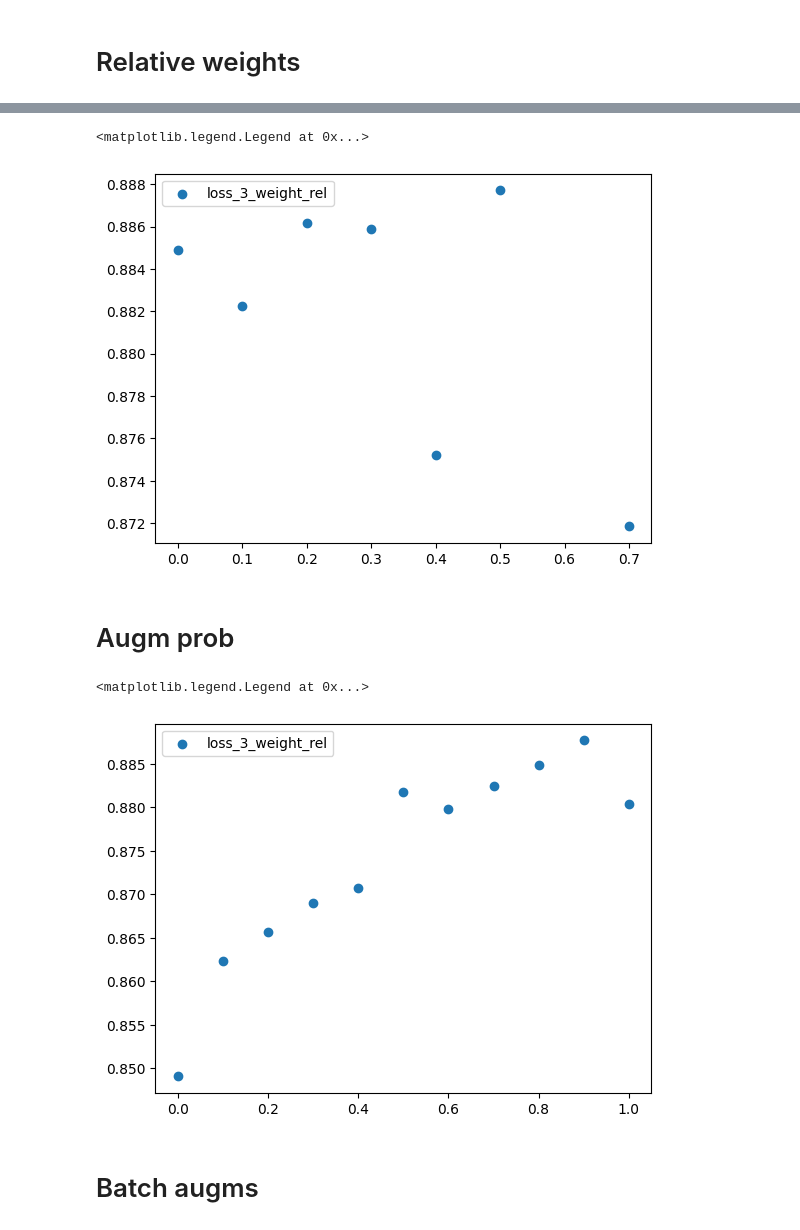
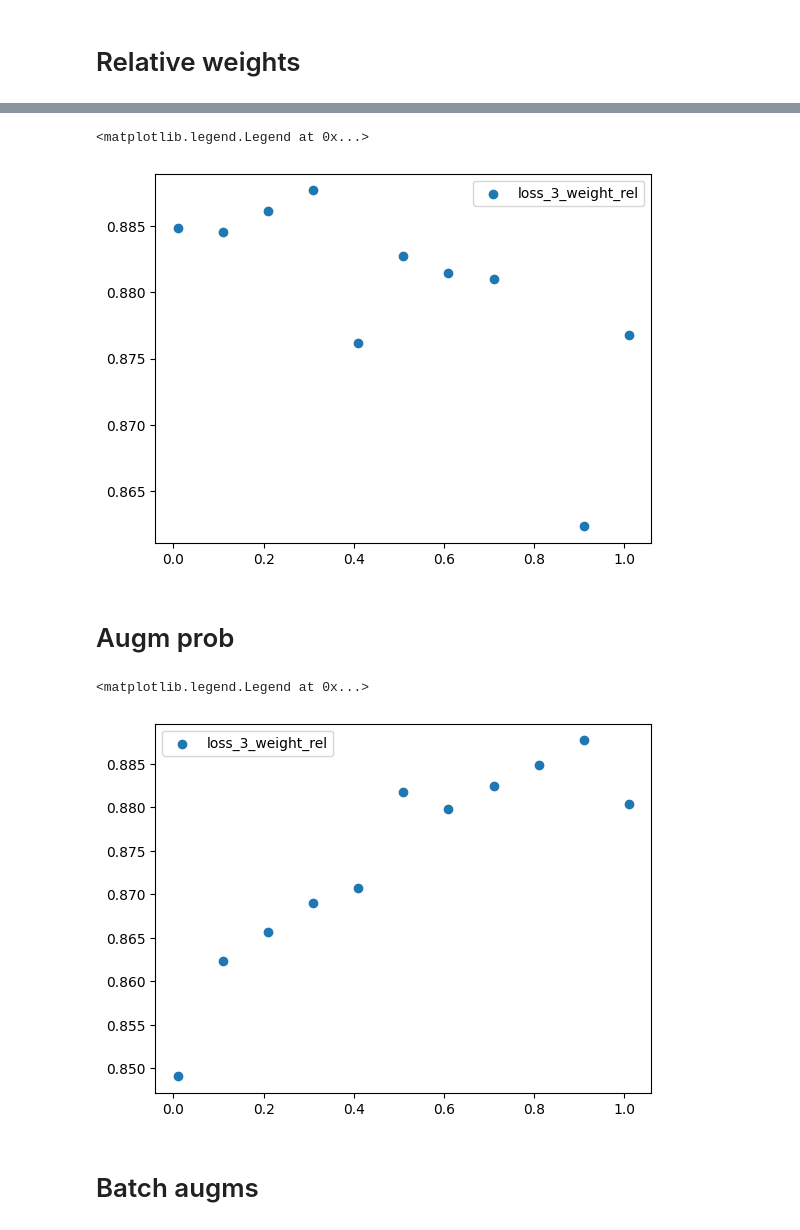
Before and after one commit to viktorcikojevic/kaggle_sennet, a Jupyter notebook: explore_experiments/viktor_smp_unet_r18_hyptun.ipynb, the cells around one changed output, grey strips where cells are left out. Cells and saved outputs as stored; diff of their text form; code cells hidden in the pictures.

```diff
--- a/explore_experiments/viktor_smp_unet_r18_hyptun.ipynb
+++ b/explore_experiments/viktor_smp_unet_r18_hyptun.ipynb
@@ -38,8 +38,11 @@ df.head()
 # %%
 group_names = []
 for i in range(len(df)):
-    group_name = df.config.iloc[i]['group_name']
-    group_names.append(group_name)
+    try:
+        group_name = df.config.iloc[i]['group_name']
+        group_names.append(group_name)
+    except:
+        group_names.append('None')
 
 df['group_name'] = group_names
 df
@@ -137,16 +140,16 @@ df.head()
 # %% [markdown]
 # Relative weights
 # %%
-df['loss_0_weight_rel'] = df['loss_0_weight'] / (df['loss_0_weight'] + df['loss_1_weight'] + df['loss_2_weight'] + df['loss_3_weight'])
-df['loss_1_weight_rel'] = df['loss_1_weight'] / (df['loss_0_weight'] + df['loss_1_weight'] + df['loss_2_weight'] + df['loss_3_weight'])
-df['loss_2_weight_rel'] = df['loss_2_weight'] / (df['loss_0_weight'] + df['loss_1_weight'] + df['loss_2_weight'] + df['loss_3_weight'])
-df['loss_3_weight_rel'] = df['loss_3_weight'] / (df['loss_0_weight'] + df['loss_1_weight'] + df['loss_2_weight'] + df['loss_3_weight'])
+df['loss_0_weight_rel'] = df['loss_0_weight'] # / (df['loss_0_weight'] + df['loss_1_weight'] + df['loss_2_weight'] + df['loss_3_weight'])
+df['loss_1_weight_rel'] = df['loss_1_weight'] # / (df['loss_0_weight'] + df['loss_1_weight'] + df['loss_2_weight'] + df['loss_3_weight'])
+df['loss_2_weight_rel'] = df['loss_2_weight'] # / (df['loss_0_weight'] + df['loss_1_weight'] + df['loss_2_weight'] + df['loss_3_weight'])
+df['loss_3_weight_rel'] = df['loss_3_weight'] # / (df['loss_0_weight'] + df['loss_1_weight'] + df['loss_2_weight'] + df['loss_3_weight'])
 
 # round2to 0.02
-df['loss_0_weight_rel'] = df['loss_0_weight_rel'] // 0.10 * 0.10
-df['loss_1_weight_rel'] = df['loss_1_weight_rel'] // 0.10 * 0.10
-df['loss_2_weight_rel'] = df['loss_2_weight_rel'] // 0.10 * 0.10
-df['loss_3_weight_rel'] = df['loss_3_weight_rel'] // 0.10 * 0.10
+# df['loss_0_weight_rel'] = df['loss_0_weight_rel'] // 0.10 * 0.10
+# df['loss_1_weight_rel'] = df['loss_1_weight_rel'] // 0.10 * 0.10
+# df['loss_2_weight_rel'] = df['loss_2_weight_rel'] // 0.10 * 0.10
+# df['loss_3_weight_rel'] = df['loss_3_weight_rel'] // 0.10 * 0.10
 # %%
 # group by loss_0_weight_rel and find max best_surface_dice
 df_weights = df.groupby(['loss_0_weight_rel', 'loss_1_weight_rel', 'loss_2_weight_rel', 'loss_3_weight_rel'])['best_surface_dice'].max().reset_index()
@@ -194,23 +208,27 @@ import matplotlib.pyplot as plt
 
 df_weights = df.groupby(['loss_3_weight_rel'])['best_surface_dice'].max().reset_index()
 plt.scatter(df_weights['loss_3_weight_rel'], df_weights['best_surface_dice'], label='loss_3_weight_rel')
+
+# plt.scatter(df['loss_3_weight_rel'], df['best_surface_dice'], label='loss_3_weight_rel')
+# plt.ylim(0.85, 0.9)
+
 plt.legend()
 # %% [output]
 <matplotlib.legend.Legend at 0x...>
-[figure, old version]
+[figure, new version]
 # %% [markdown]
 # Augm prob
 # %%
 df['p_any_augm'] = df['augmentation_augmenter_kwargs_p_any_augm']
 # round to 0.10
-df['p_any_augm'] = df['p_any_augm'] // 0.10 * 0.10
+# df['p_any_augm'] = df['p_any_augm'] // 0.10 * 0.10
 df_weights = df.groupby(['p_any_augm'])['best_surface_dice'].max().reset_index()
 
 plt.scatter(df_weights['p_any_augm'], df_weights['best_surface_dice'], label='loss_3_weight_rel')
 plt.legend()
 # %% [output]
 <matplotlib.legend.Legend at 0x...>
-[figure, old version]
+[figure, new version]
 # %% [markdown]
 # Batch augms
 # %%
```
Also changed, not shown: parts of 8 cells of this notebook, 1 other file.
